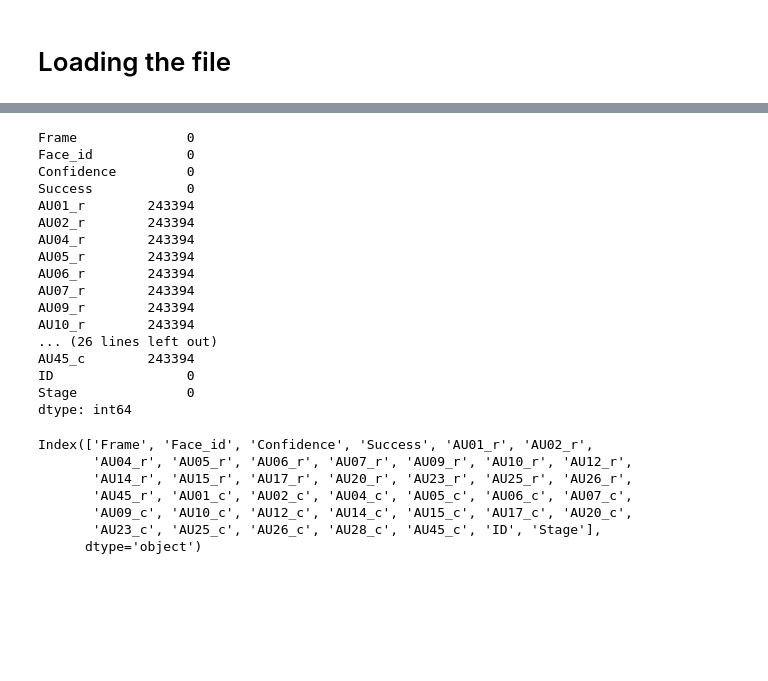
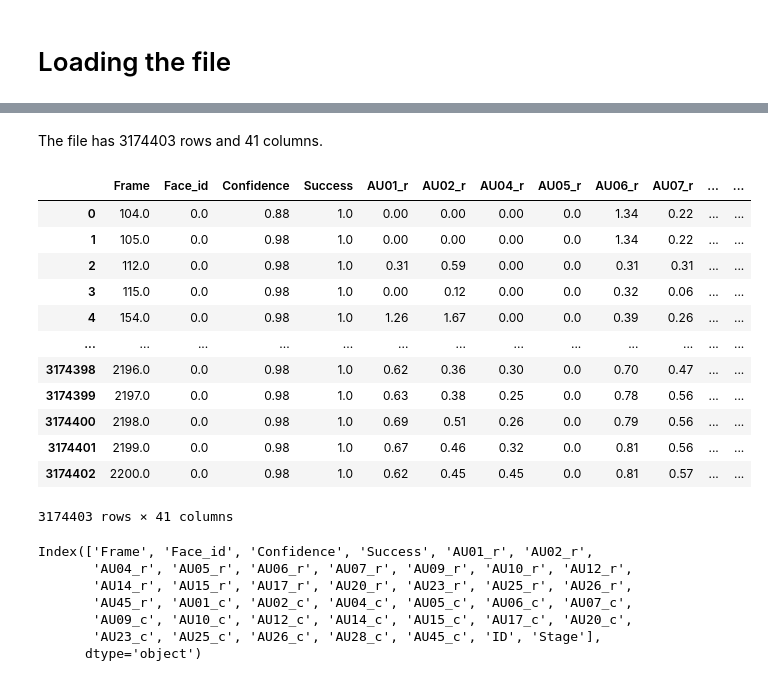
Before and after one commit to DionneSpaltman/predicting_VVR, a Jupyter notebook: processing/action_units/preprocessing_actionunits.ipynb, the cells around one changed output, grey strips where cells are left out. Drawn from its saved outputs; the diff is of its cells as text; code cells hidden in the pictures; blank space fills up the shorter version.

```diff
--- a/processing/action_units/preprocessing_actionunits.ipynb
+++ b/processing/action_units/preprocessing_actionunits.ipynb
@@ -29,22 +12,25 @@ display(action_units)
-# %%
-nan_counts_au_df = action_units.isna().sum()
-print(nan_counts_au_df)
-# %% [output]
-Frame              0
-Face_id            0
-Confidence         0
-Success            0
-AU01_r        243394
-AU02_r        243394
-AU04_r        243394
-AU05_r        243394
-AU06_r        243394
-AU07_r        243394
-AU09_r        243394
-AU10_r        243394
-... (26 lines left out)
-AU45_c        243394
-ID                 0
-Stage              0
-dtype: int64
+# %% [markdown]
+The file has 3174403 rows and 41 columns.
+# %%
+filepath = "/Users/dionnespaltman/Desktop/V5/clean_actionunits.csv"
+clean_data = pd.read_csv(filepath, sep=',')
+
+if 'Unnamed: 0' in clean_data.columns:
+    clean_data.drop(columns=['Unnamed: 0'], inplace=True)
+
+display(clean_data)
+# %% [output]
+|  | Frame | Face_id | Confidence | Success | AU01_r | AU02_r | AU04_r | AU05_r | AU06_r | AU07_r | ... | ... |
+| 0 | 104.0 | 0.0 | 0.88 | 1.0 | 0.00 | 0.00 | 0.00 | 0.0 | 1.34 | 0.22 | ... | ... |
+| 1 | 105.0 | 0.0 | 0.98 | 1.0 | 0.00 | 0.00 | 0.00 | 0.0 | 1.34 | 0.22 | ... | ... |
+| 2 | 112.0 | 0.0 | 0.98 | 1.0 | 0.31 | 0.59 | 0.00 | 0.0 | 0.31 | 0.31 | ... | ... |
+| 3 | 115.0 | 0.0 | 0.98 | 1.0 | 0.00 | 0.12 | 0.00 | 0.0 | 0.32 | 0.06 | ... | ... |
+| 4 | 154.0 | 0.0 | 0.98 | 1.0 | 1.26 | 1.67 | 0.00 | 0.0 | 0.39 | 0.26 | ... | ... |
+| ... | ... | ... | ... | ... | ... | ... | ... | ... | ... | ... | ... | ... |
+| 3174398 | 2196.0 | 0.0 | 0.98 | 1.0 | 0.62 | 0.36 | 0.30 | 0.0 | 0.70 | 0.47 | ... | ... |
+| 3174399 | 2197.0 | 0.0 | 0.98 | 1.0 | 0.63 | 0.38 | 0.25 | 0.0 | 0.78 | 0.56 | ... | ... |
+| 3174400 | 2198.0 | 0.0 | 0.98 | 1.0 | 0.69 | 0.51 | 0.26 | 0.0 | 0.79 | 0.56 | ... | ... |
+| 3174401 | 2199.0 | 0.0 | 0.98 | 1.0 | 0.67 | 0.46 | 0.32 | 0.0 | 0.81 | 0.56 | ... | ... |
+| 3174402 | 2200.0 | 0.0 | 0.98 | 1.0 | 0.62 | 0.45 | 0.45 | 0.0 | 0.81 | 0.57 | ... | ... |
+3174403 rows × 41 columns
 # %%
```
Also changed, not shown: parts of 28 cells of this notebook, 3 other files.
